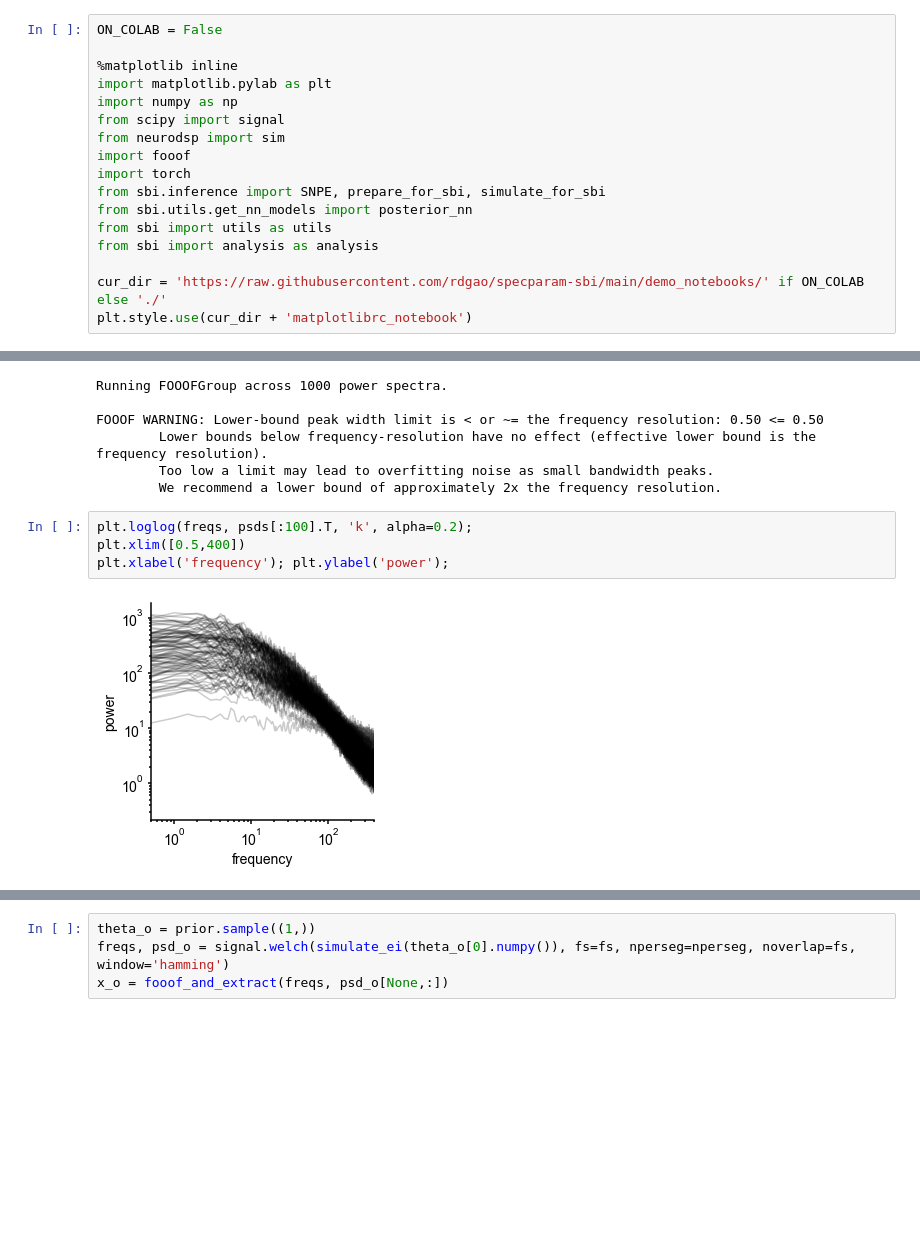
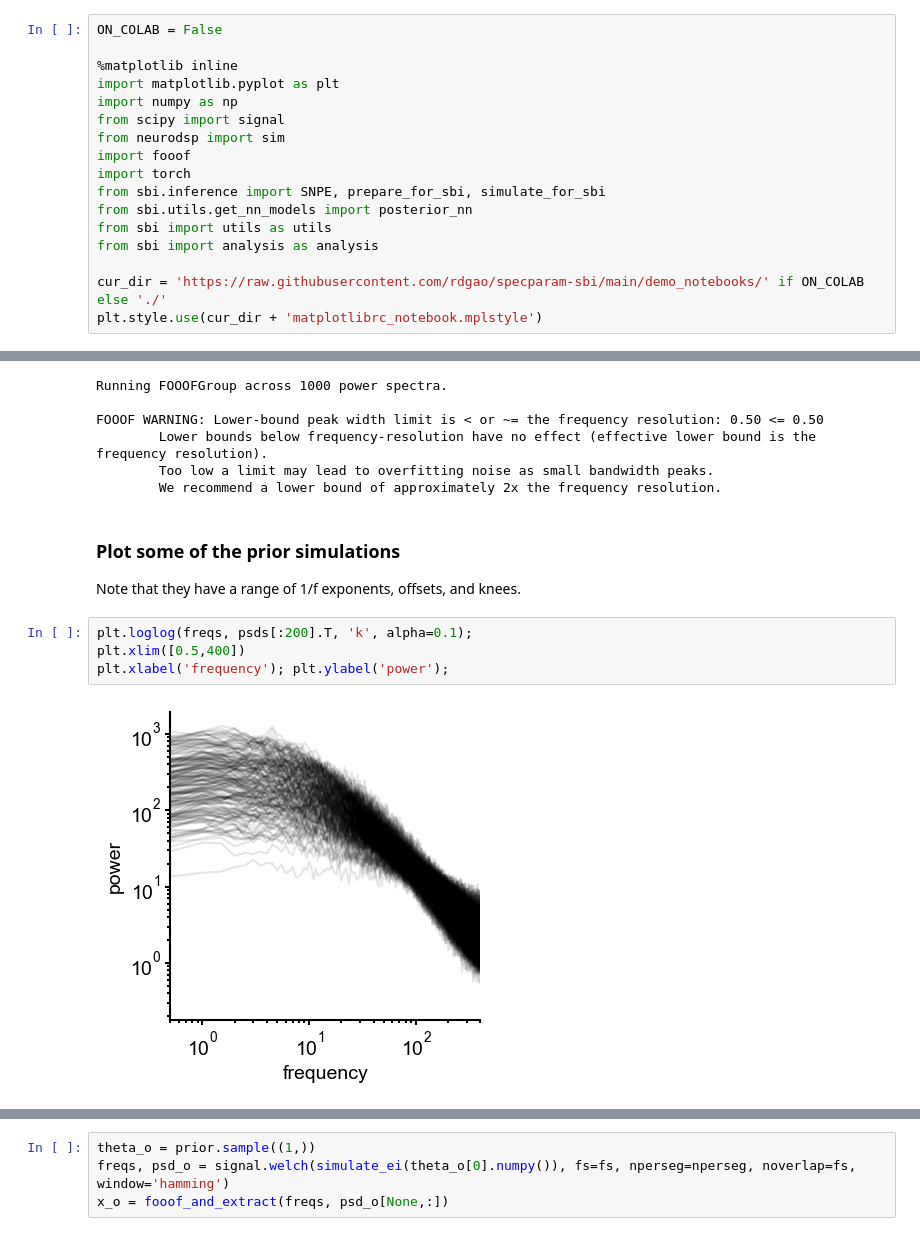
Before and after one commit to rdgao/specparam-sbi, a Jupyter notebook: demo_notebooks/4-EI_tau_inference.ipynb, the cells around one changed output, grey strips where cells are left out. Drawn from its saved outputs; the diff is of its cells as text; blank space fills up the shorter version.

```diff
--- a/demo_notebooks/4-EI_tau_inference.ipynb
+++ b/demo_notebooks/4-EI_tau_inference.ipynb
@@ -9,7 +16,7 @@ Putting everything together!
 ON_COLAB = False
 
 %matplotlib inline
-import matplotlib.pylab as plt
+import matplotlib.pyplot as plt
 import numpy as np
 from scipy import signal
 from neurodsp import sim
@@ -21,6 +28,6 @@ from sbi import utils as utils
 from sbi import analysis as analysis
 
 cur_dir = 'https://raw.githubusercontent.com/rdgao/specparam-sbi/main/demo_notebooks/' if ON_COLAB else './'
-plt.style.use(cur_dir + 'matplotlibrc_notebook')
+plt.style.use(cur_dir + 'matplotlibrc_notebook.mplstyle')
 # %% [markdown]
 ### Setting some constants.
@@ -102,11 +110,14 @@ FOOOF WARNING: Lower-bound peak width limit is < or ~= the frequency resolution:
         Lower bounds below frequency-resolution have no effect (effective lower bound is the frequency resolution).
         Too low a limit may lead to overfitting noise as small bandwidth peaks.
         We recommend a lower bound of approximately 2x the frequency resolution.
+# %% [markdown]
+### Plot some of the prior simulations
+Note that they have a range of 1/f exponents, offsets, and knees.
 # %%
-plt.loglog(freqs, psds[:100].T, 'k', alpha=0.2);
+plt.loglog(freqs, psds[:200].T, 'k', alpha=0.1);
 plt.xlim([0.5,400])
 plt.xlabel('frequency'); plt.ylabel('power');
 # %% [output]
-[figure, old version]
+[figure, new version]
 # %% [markdown]
 ### Plot correlation between parameter and data feature.
```
Also changed, not shown: parts of 18 cells of this notebook, 3 other files.
